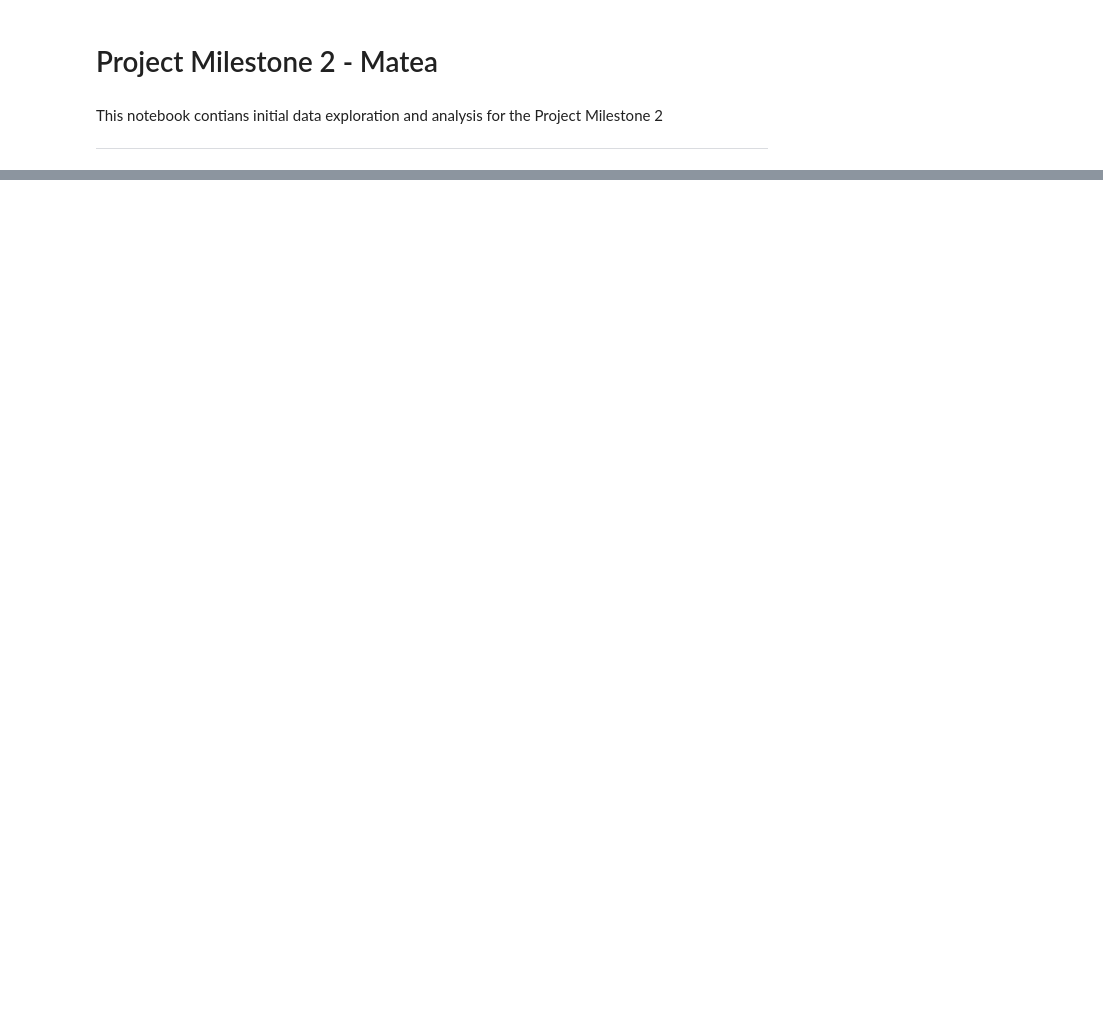
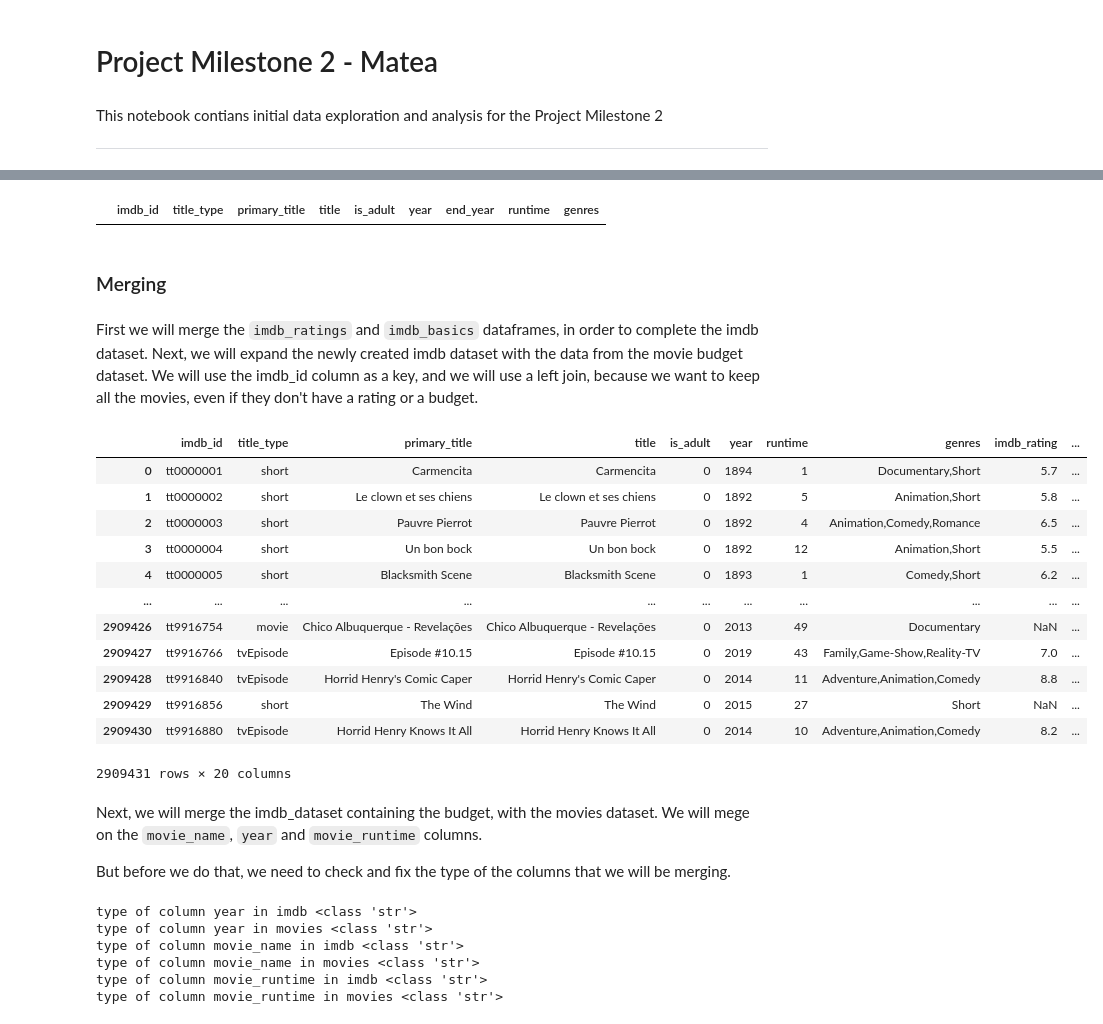
Before and after one commit to epfl-ada/ada-2023-project-fivefrenchspeakingpeoplenocap, a Jupyter notebook: p2_dataloading.ipynb, the cells around one changed output, grey strips where cells are left out. Drawn from its saved outputs; the diff is of its cells as text; code cells hidden in the pictures; blank space fills up the shorter version.

Commit message:
modularity + merges

```diff
--- a/p2_dataloading.ipynb
+++ b/p2_dataloading.ipynb
@@ -180,0 +273,3 @@ movies_merged
+# %%
+# drop duplicates since there are some movies with the same imdb id
+movie_budget = movie_budget.drop_duplicates(subset=["imdb_id"])
@@ -180,0 +303,3 @@ movies_merged
+# %%
+imdb_ratings = imdb_ratings.replace("\\N", np.nan)
+print(imdb_ratings.isna().sum() / len(imdb_ratings) * 100)
@@ -180,0 +321,3 @@ movies_merged
+# %%
+imdb_basics = imdb_basics.replace("\\N", np.nan)
+print(imdb_basics.isna().sum() / len(imdb_basics) * 100)
@@ -180,0 +335,46 @@ movies_merged
+# %%
+display(
+    imdb_basics[imdb_basics.duplicated(subset=["imdb_id"], keep=False)]
+    .sort_values(by=["imdb_id"])
+    .head(10)
+)
+# %% [output]
+|  | imdb_id | title_type | primary_title | title | is_adult | year | end_year | runtime | genres |
+# %%
+# drop column end_year
+imdb_basics = imdb_basics.drop(columns=["end_year"])
+
+# drop rows with missing values, since we are joining the imdb_dataset on this keys later
+imdb_basics = imdb_basics.dropna(subset=["year"])
+imdb_basics = imdb_basics.dropna(subset=["title"])
+imdb_basics = imdb_basics.dropna(subset=["runtime"])
+# %% [markdown]
+### Merging
+# %% [markdown]
+First we will merge the `imdb_ratings` and `imdb_basics` dataframes, in order to complete the imdb dataset.
+Next, we will expand the newly created imdb dataset with the data from the movie budget dataset.
+We will use the imdb_id column as a key, and we will use a left join, because we want to keep all the movies, even if they don't have a rating or a budget.
+# %%
+imdb_dataset_temp = pd.merge(imdb_basics, imdb_ratings, on="imdb_id", how="left")
+imdb_dataset = pd.merge(
+    imdb_dataset_temp,
+    movie_budget,
+    on="imdb_id",
+    how="left",
+    suffixes=("", "_movie_budget"),
+)
+display(imdb_dataset)
+# %% [output]
+|  | imdb_id | title_type | primary_title | title | is_adult | year | runtime | genres | imdb_rating | ... |
+| 0 | tt0000001 | short | Carmencita | Carmencita | 0 | 1894 | 1 | Documentary,Short | 5.7 | ... |
+| 1 | tt0000002 | short | Le clown et ses chiens | Le clown et ses chiens | 0 | 1892 | 5 | Animation,Short | 5.8 | ... |
+| 2 | tt0000003 | short | Pauvre Pierrot | Pauvre Pierrot | 0 | 1892 | 4 | Animation,Comedy,Romance | 6.5 | ... |
+| 3 | tt0000004 | short | Un bon bock | Un bon bock | 0 | 1892 | 12 | Animation,Short | 5.5 | ... |
+| 4 | tt0000005 | short | Blacksmith Scene | Blacksmith Scene | 0 | 1893 | 1 | Comedy,Short | 6.2 | ... |
+| ... | ... | ... | ... | ... | ... | ... | ... | ... | ... | ... |
+| 2909426 | tt9916754 | movie | Chico Albuquerque - Revelações | Chico Albuquerque - Revelações | 0 | 2013 | 49 | Documentary | NaN | ... |
+| 2909427 | tt9916766 | tvEpisode | Episode #10.15 | Episode #10.15 | 0 | 2019 | 43 | Family,Game-Show,Reality-TV | 7.0 | ... |
+| 2909428 | tt9916840 | tvEpisode | Horrid Henry's Comic Caper | Horrid Henry's Comic Caper | 0 | 2014 | 11 | Adventure,Animation,Comedy | 8.8 | ... |
+| 2909429 | tt9916856 | short | The Wind | The Wind | 0 | 2015 | 27 | Short | NaN | ... |
+| 2909430 | tt9916880 | tvEpisode | Horrid Henry Knows It All | Horrid Henry Knows It All | 0 | 2014 | 10 | Adventure,Animation,Comedy | 8.2 | ... |
+2909431 rows × 20 columns
@@ -180,0 +385,20 @@ movies_merged
+# %% [markdown]
+Next, we will merge the imdb_dataset containing the budget, with the movies dataset. We will mege on the `movie_name`, `year` and `movie_runtime` columns.
+
+But before we do that, we need to check and fix the type of the columns that we will be merging.
+# %%
+print("type of column year in imdb", type(imdb_dataset["year"][0]))
+print("type of column year in movies", type(movie_metadata["year"][0]))
+
+print("type of column movie_name in imdb", type(imdb_dataset["title"][0]))
+print("type of column movie_name in movies", type(movie_metadata["title"][0]))
+
+print("type of column movie_runtime in imdb", type(imdb_dataset["runtime"][0]))
+print("type of column movie_runtime in movies", type(movie_metadata["runtime"][0]))
+# %% [output]
+type of column year in imdb <class 'str'>
+type of column year in movies <class 'str'>
+type of column movie_name in imdb <class 'str'>
+type of column movie_name in movies <class 'str'>
+type of column movie_runtime in imdb <class 'str'>
+type of column movie_runtime in movies <class 'str'>
```
Also changed, not shown: parts of 58 cells of this notebook, 1 other file.
